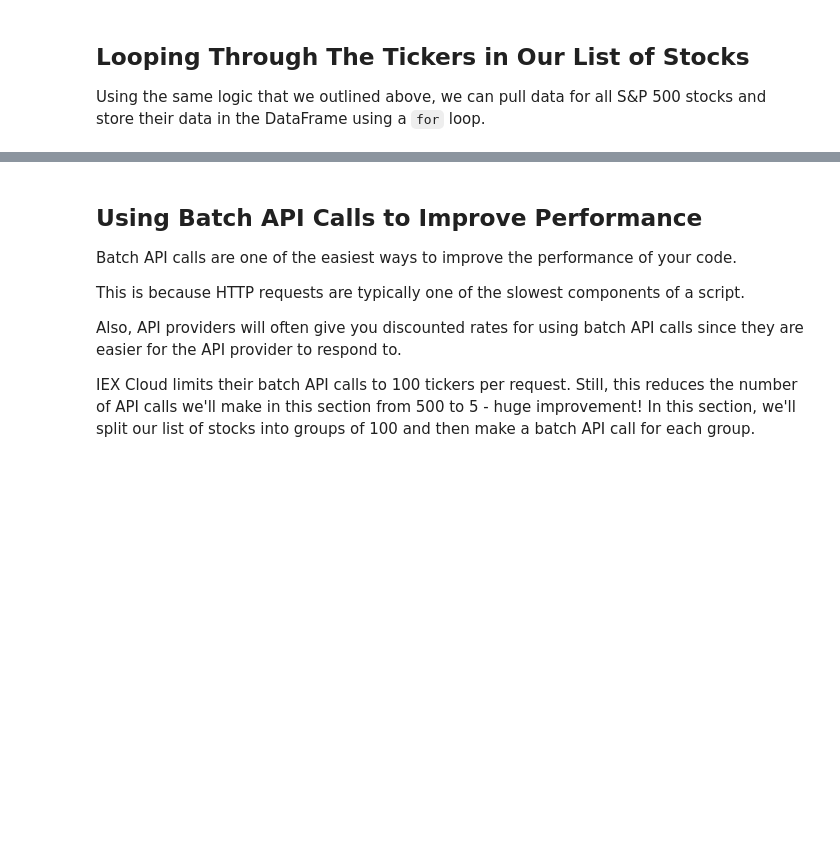
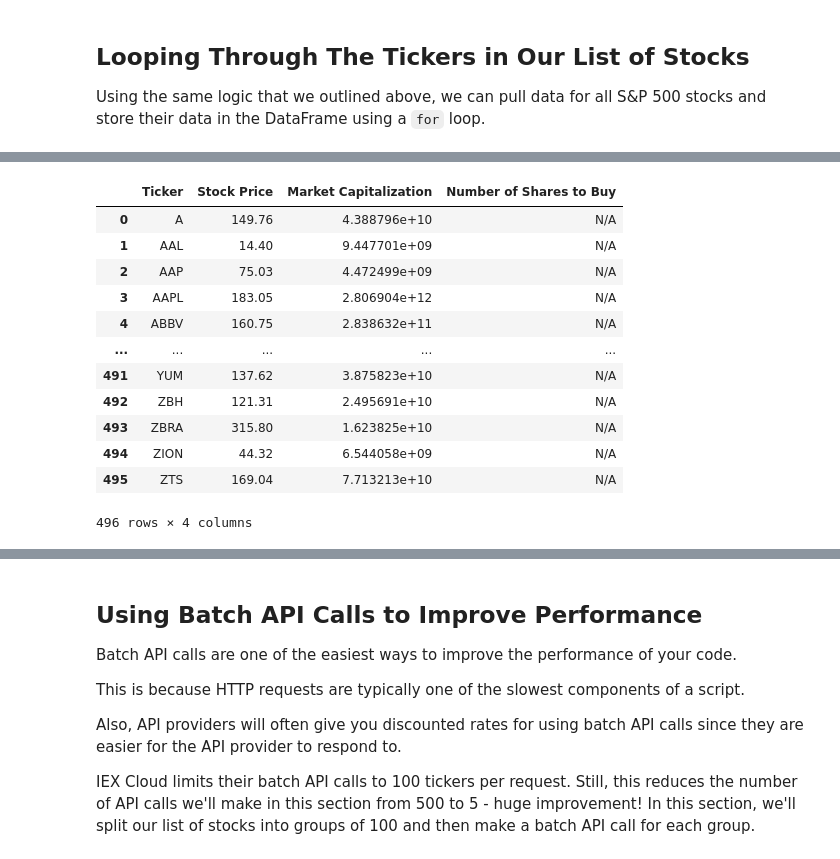
Before and after one commit to vlzsombor/algorithmic-trading-python, a Jupyter notebook: own/001_equal_weight_S&P_500.ipynb, the cells around one changed output, grey strips where cells are left out. Saved outputs shown, nothing was run; the diff lists cells and outputs as text; code cells hidden in the pictures; blank space fills up the shorter version.

```diff
--- a/own/001_equal_weight_S&P_500.ipynb
+++ b/own/001_equal_weight_S&P_500.ipynb
@@ -150,0 +170,16 @@ Using the same logic that we outlined above, we can pull data for all S&P 500 st
+# %%
+my_temp_list = []
+
+
+for stock in stocks['Ticker']:
+    try:
+        url = f'https://cloud.iexapis.com/stable/stock/{stock}/quote?token={IEX_CLOUD_API_TOKEN}'
+        print(url)
+        data = requests.get(url).json()
+        print(data)
+        #final_dataframe = pd.concat([final_dataframe, ser])
+        my_temp_list.append(data)
+    except:
+        print(f'problem with {stock}')
+
+df = pd.DataFrame(my_temp_list, columns=my_columns)
@@ -150,0 +215,16 @@ Using the same logic that we outlined above, we can pull data for all S&P 500 st
+# %%
+df
+# %% [output]
+|  | Ticker | Stock Price | Market Capitalization | Number of Shares to Buy |
+| 0 | A | 149.76 | 4.388796e+10 | N/A |
+| 1 | AAL | 14.40 | 9.447701e+09 | N/A |
+| 2 | AAP | 75.03 | 4.472499e+09 | N/A |
+| 3 | AAPL | 183.05 | 2.806904e+12 | N/A |
+| 4 | ABBV | 160.75 | 2.838632e+11 | N/A |
+| ... | ... | ... | ... | ... |
+| 491 | YUM | 137.62 | 3.875823e+10 | N/A |
+| 492 | ZBH | 121.31 | 2.495691e+10 | N/A |
+| 493 | ZBRA | 315.80 | 1.623825e+10 | N/A |
+| 494 | ZION | 44.32 | 6.544058e+09 | N/A |
+| 495 | ZTS | 169.04 | 7.713213e+10 | N/A |
+496 rows × 4 columns
```
Also changed, not shown: parts of 23 cells of this notebook, 2 other files.
